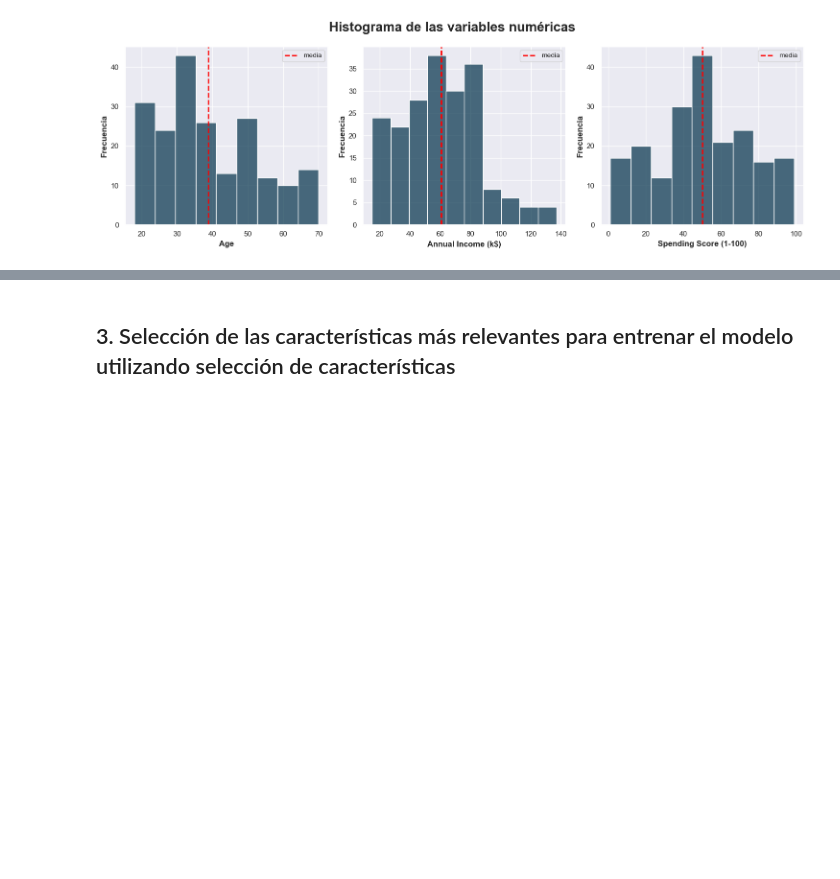
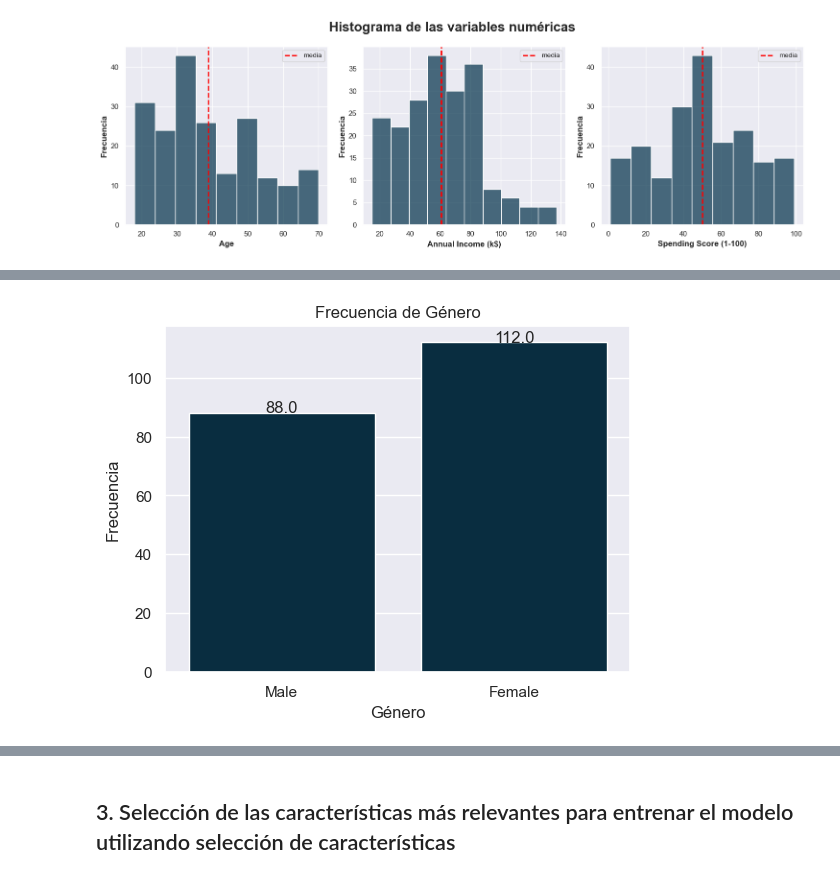
Before and after one commit to Valelu0115/K-means, a Jupyter notebook: K means.ipynb, the cells around one changed output, grey strips where cells are left out. Cells and saved outputs as stored; diff of their text form; code cells hidden in the pictures; blank space fills up the shorter version.

```diff
--- a/K means.ipynb
+++ b/K means.ipynb
@@ -169,0 +191,24 @@ plt.show()
+# %%
+# -----------------------------------
+# ANÁLISIS UNIVARIABLE DE VARIABLES CATEGÓRICAS
+# -----------------------------------
+
+# Crear el gráfico de frecuencia
+ax = sns.countplot(data=data, x='Gender')
+
+# Añadir etiquetas de datos
+for p in ax.patches:
+    height = p.get_height()
+    ax.text(p.get_x() + p.get_width() / 2., height + 0.1,
+            height, ha="center")
+
+# Añadir etiquetas y título
+plt.xlabel('Género')
+plt.ylabel('Frecuencia')
+plt.title('Frecuencia de Género')
+
+fig.suptitle("Frecuencia de género", fontweight= "bold", fontsize= 20)
+fig.tight_layout()
+plt.show()
+# %% [output]
+[figure, added]
```
Also changed, not shown: parts of 45 cells of this notebook.
